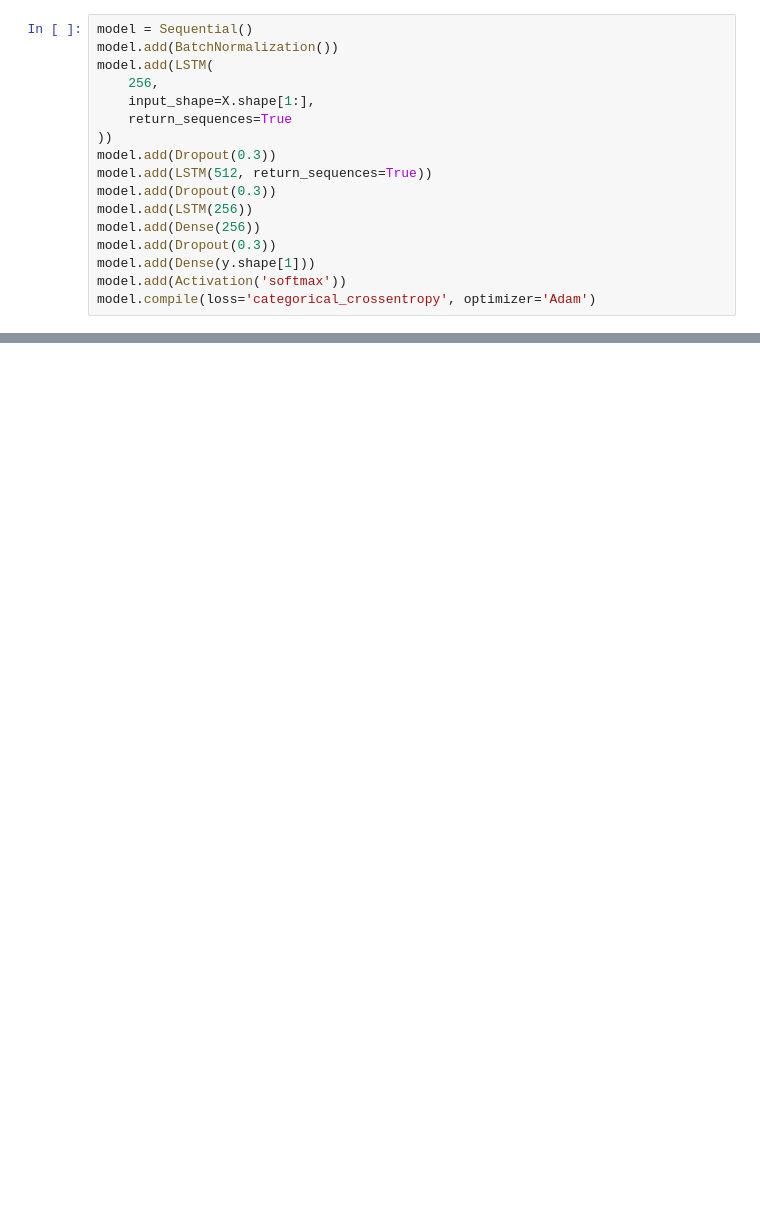
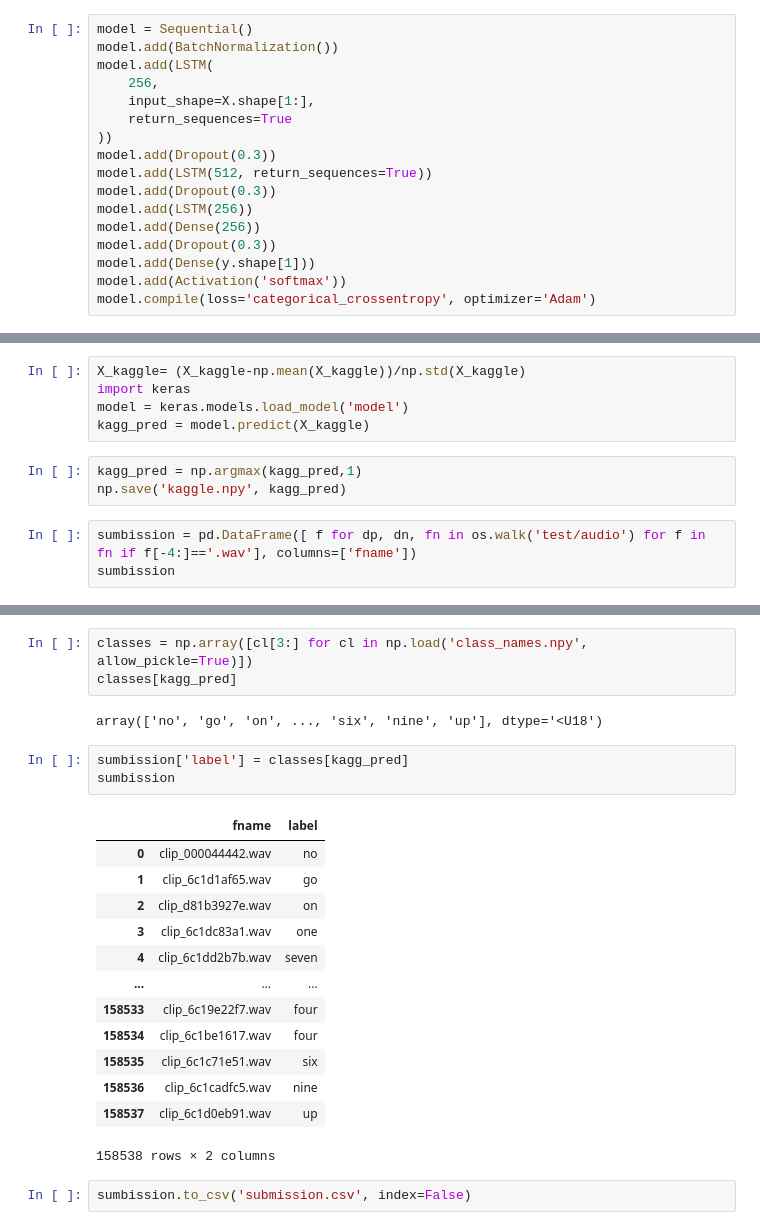
Before and after one commit to marneusz/SpeechCommandsClassificationsRNNs, a Jupyter notebook: LSTM.ipynb, the cells around one changed output, grey strips where cells are left out. Saved outputs shown, nothing was run; the diff lists cells and outputs as text; blank space fills up the shorter version.

```diff
--- a/LSTM.ipynb
+++ b/LSTM.ipynb
@@ -146,0 +211,11 @@ np.mean(np.argmax(p,1) == np.argmax(y_test,1))
+# %%
+X_kaggle= (X_kaggle-np.mean(X_kaggle))/np.std(X_kaggle)
+import keras
+model = keras.models.load_model('model')
+kagg_pred = model.predict(X_kaggle)
+# %%
+kagg_pred = np.argmax(kagg_pred,1)
+np.save('kaggle.npy', kagg_pred)
+# %%
+sumbission = pd.DataFrame([ f for dp, dn, fn in os.walk('test/audio') for f in fn if f[-4:]=='.wav'], columns=['fname'])
+sumbission
@@ -146,0 +236,24 @@ np.mean(np.argmax(p,1) == np.argmax(y_test,1))
+# %%
+classes = np.array([cl[3:] for cl in np.load('class_names.npy', allow_pickle=True)])
+classes[kagg_pred]
+# %% [output]
+array(['no', 'go', 'on', ..., 'six', 'nine', 'up'], dtype='<U18')
+# %%
+sumbission['label'] = classes[kagg_pred]
+sumbission
+# %% [output]
+|  | fname | label |
+| 0 | clip_000044442.wav | no |
+| 1 | clip_6c1d1af65.wav | go |
+| 2 | clip_d81b3927e.wav | on |
+| 3 | clip_6c1dc83a1.wav | one |
+| 4 | clip_6c1dd2b7b.wav | seven |
+| ... | ... | ... |
+| 158533 | clip_6c19e22f7.wav | four |
+| 158534 | clip_6c1be1617.wav | four |
+| 158535 | clip_6c1c71e51.wav | six |
+| 158536 | clip_6c1cadfc5.wav | nine |
+| 158537 | clip_6c1d0eb91.wav | up |
+158538 rows × 2 columns
+# %%
+sumbission.to_csv('submission.csv', index=False)
```
Also changed, not shown: parts of 15 cells of this notebook.
